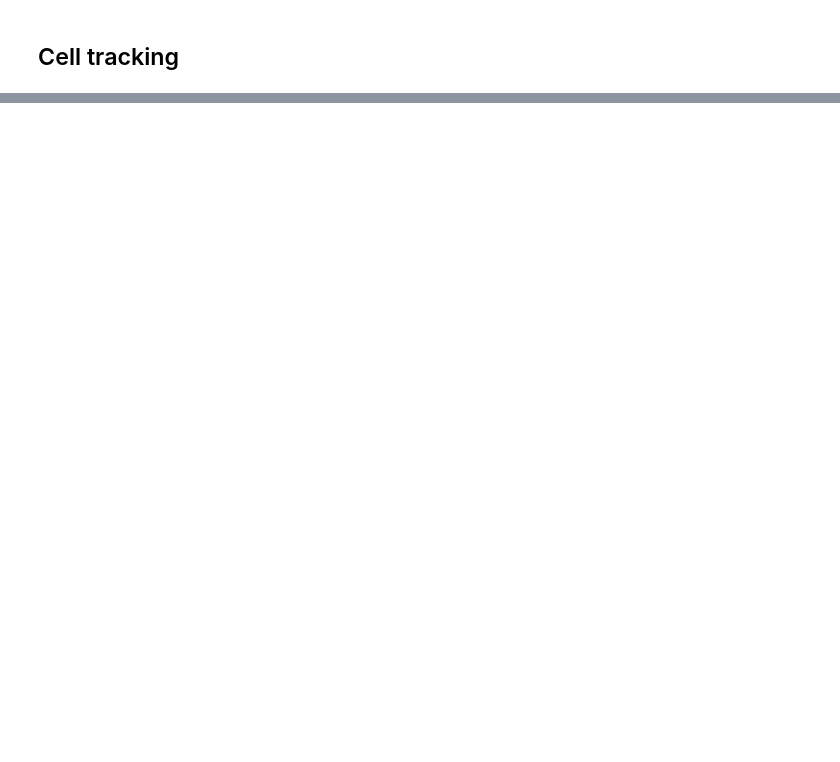
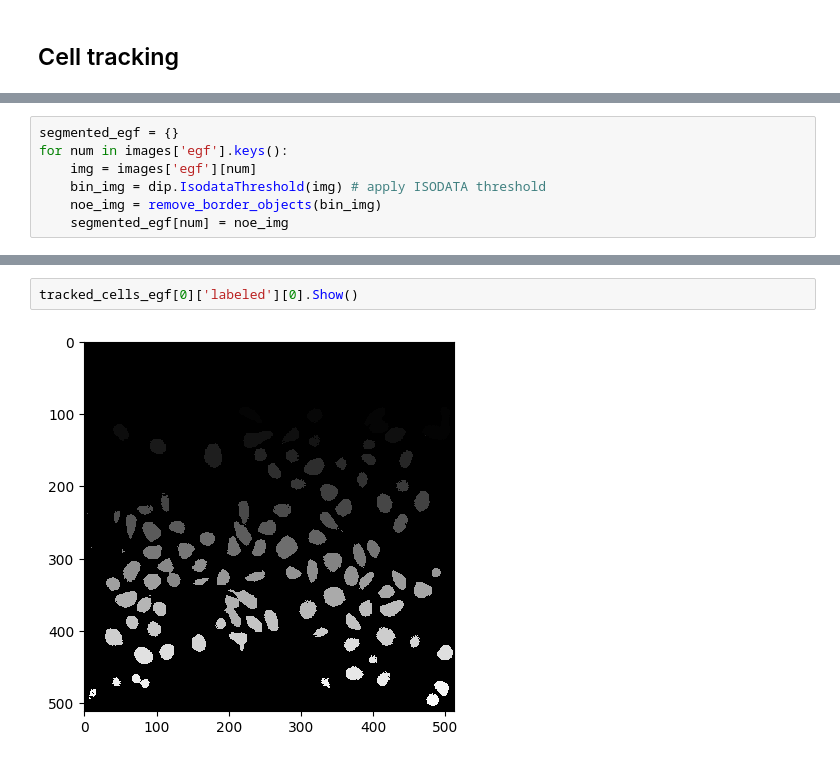
Before and after one commit to bramvaneerden/IA_Assignments, a Jupyter notebook: A4/tracking.ipynb, the cells around one changed output, grey strips where cells are left out. Drawn from its saved outputs; the diff is of its cells as text; blank space fills up the shorter version.

```diff
--- a/A4/tracking.ipynb
+++ b/A4/tracking.ipynb
@@ -199,0 +219,7 @@ plt.savefig('figures/cell_tracking.png')
+# %%
+segmented_egf = {}
+for num in images['egf'].keys():
+    img = images['egf'][num]
+    bin_img = dip.IsodataThreshold(img) # apply ISODATA threshold
+    noe_img = remove_border_objects(bin_img)
+    segmented_egf[num] = noe_img
@@ -199,0 +270,4 @@ plt.savefig('figures/cell_tracking.png')
+# %%
+tracked_cells_egf[0]['labeled'][0].Show()
+# %% [output]
+[figure, added]
```
Also changed, not shown: parts of 24 cells of this notebook, 7 other files.
